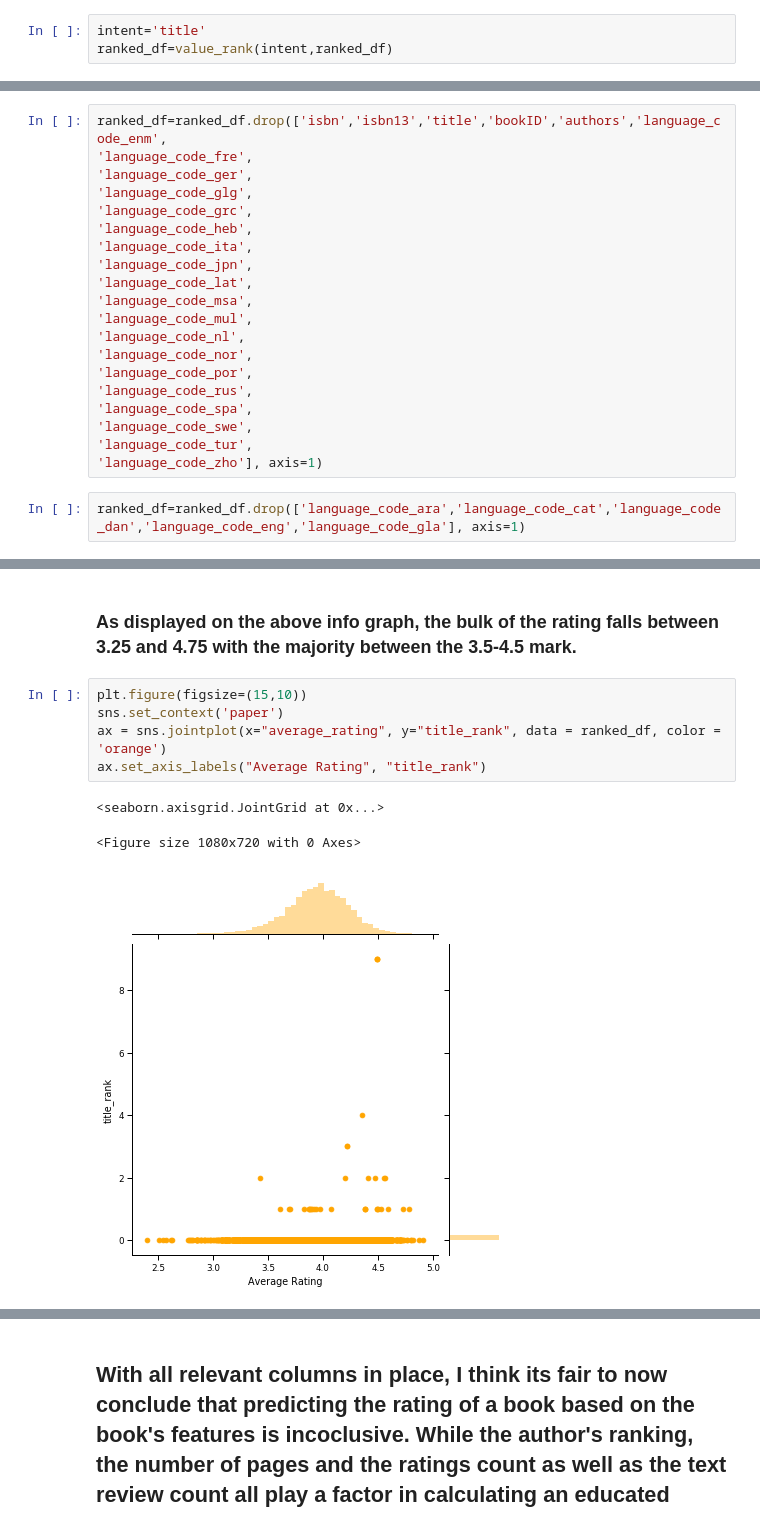
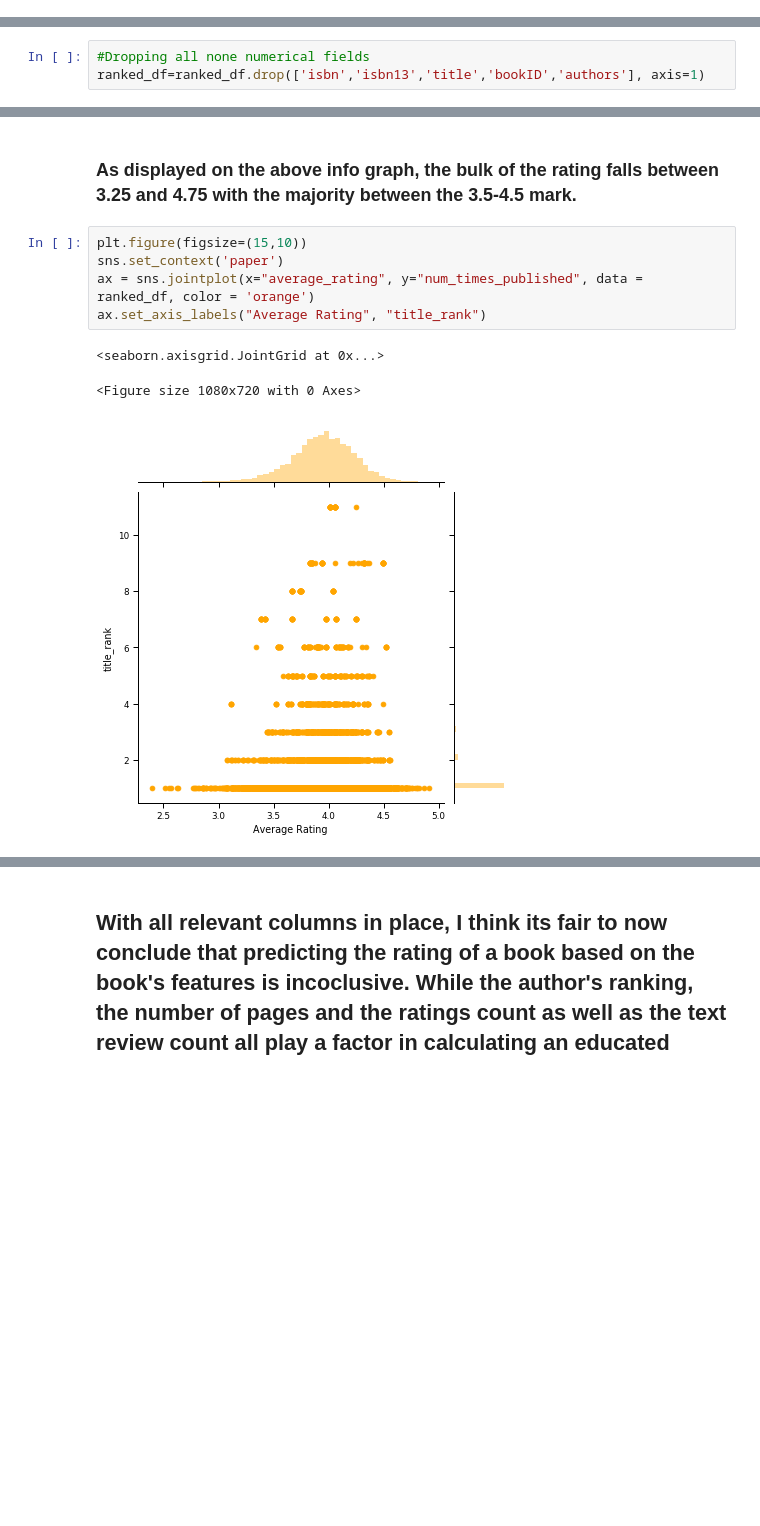
Before and after one commit to Shelabd-zz/GoodReadsDataAnalysis, a Jupyter notebook: GoodReadsAnalysis.ipynb, the cells around one changed output, grey strips where cells are left out. Saved outputs shown, nothing was run; the diff lists cells and outputs as text; blank space fills up the shorter version.

```diff
--- a/GoodReadsAnalysis.ipynb
+++ b/GoodReadsAnalysis.ipynb
@@ -294,3 +373,0 @@ See the caveats in the documentation: http://pandas.pydata.org/pandas-docs/stabl
-# %%
-intent='title'
-ranked_df=value_rank(intent,ranked_df)
@@ -321,22 +373,0 @@ dtype: object
-# %%
-ranked_df=ranked_df.drop(['isbn','isbn13','title','bookID','authors','language_code_enm',
-'language_code_fre',
-'language_code_ger',
-'language_code_glg',
-'language_code_grc',
-'language_code_heb',
-'language_code_ita',
-'language_code_jpn',
-'language_code_lat',
-'language_code_msa',
-'language_code_mul',
-'language_code_nl',
-'language_code_nor',
-'language_code_por',
-'language_code_rus',
-'language_code_spa',
-'language_code_swe',
-'language_code_tur',
-'language_code_zho'], axis=1)
-# %%
-ranked_df=ranked_df.drop(['language_code_ara','language_code_cat','language_code_dan','language_code_eng','language_code_gla'], axis=1)
@@ -348,3 +374,6 @@ sns.heatmap(ranked_df.corr(), annot=True, fmt='.2f')
+# %%
+#Dropping all none numerical fields
+ranked_df=ranked_df.drop(['isbn','isbn13','title','bookID','authors'], axis=1)
 # %%
 ratingsPred(ranked_df,responsecol)
 # %% [output]
@@ -363,10 +394,10 @@ sns.distplot(rating, bins=20)
 # %%
 plt.figure(figsize=(15,10))
 sns.set_context('paper')
-ax = sns.jointplot(x="average_rating", y="title_rank", data = ranked_df, color = 'orange')
+ax = sns.jointplot(x="average_rating", y="num_times_published", data = ranked_df, color = 'orange')
 ax.set_axis_labels("Average Rating", "title_rank")
 # %% [output]
 <seaborn.axisgrid.JointGrid at 0x...>
 <Figure size 1080x720 with 0 Axes>
-[figure, old version]
+[figure, new version]
 # %% [markdown]
```
Also changed, not shown: parts of 39 cells of this notebook.
